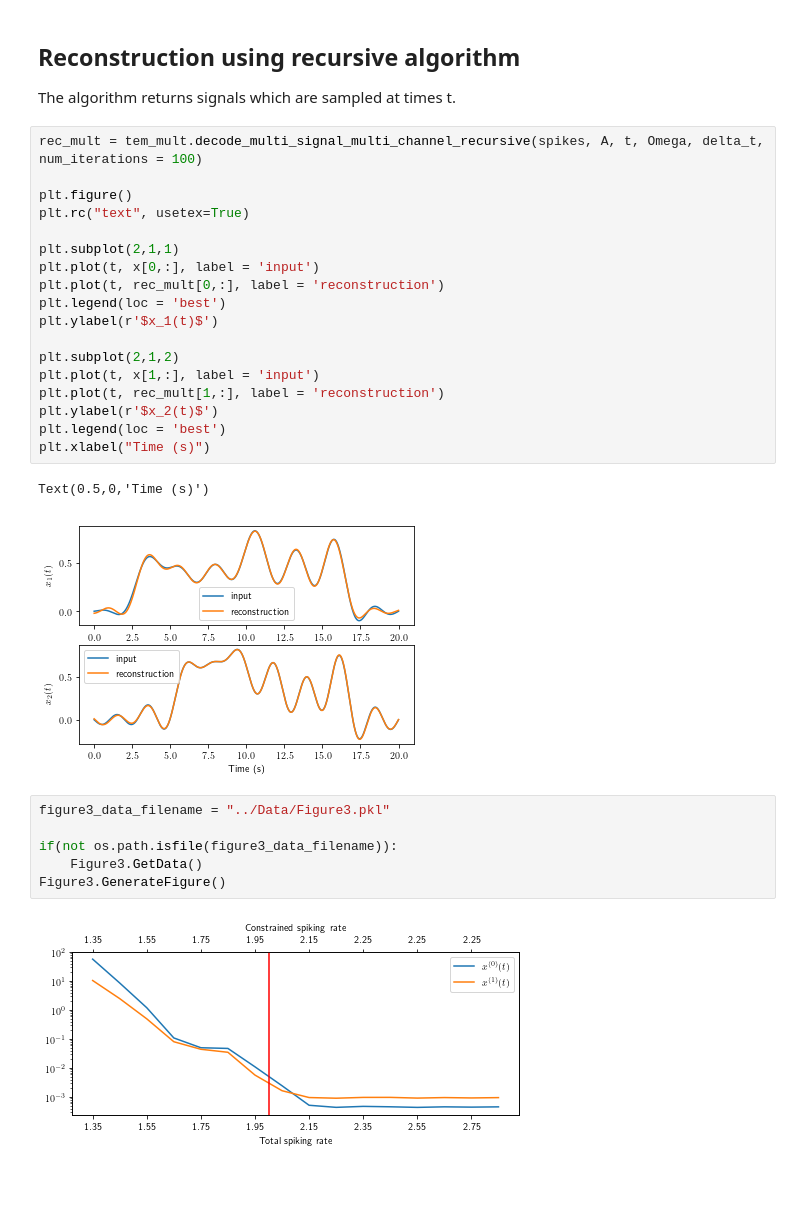
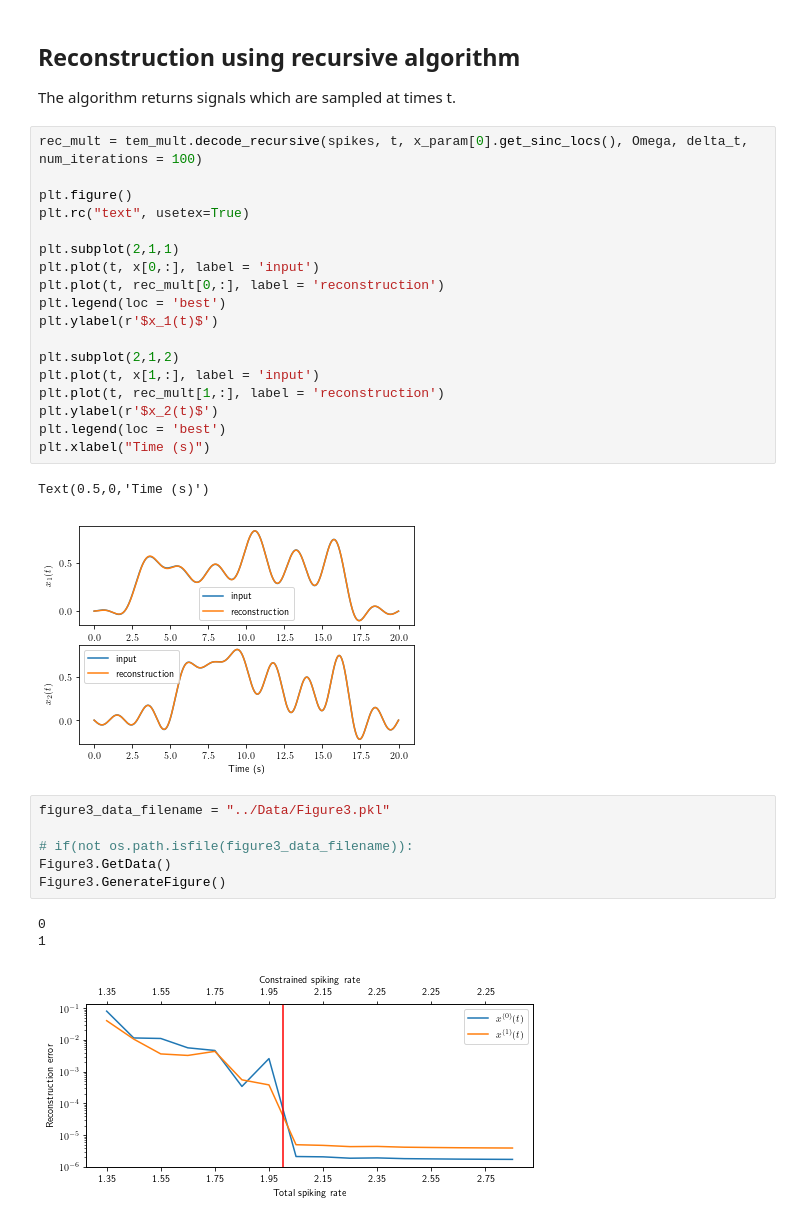
Before and after one commit to karenadam/Mixed-Bandlimited-Time-Encoding, a Jupyter notebook: Code/Multi-Signal Multi-Channel Encoding.ipynb, the cells around one changed output. Drawn from its saved outputs; the diff is of its cells as text; blank space fills up the shorter version.

```diff
--- a/Code/Multi-Signal Multi-Channel Encoding.ipynb
+++ b/Code/Multi-Signal Multi-Channel Encoding.ipynb
@@ -59,7 +60,7 @@ Text(0,0.5,'Spike Times of Channel 1')
 ## Reconstruction using recursive algorithm
 The algorithm returns signals which are sampled at times t.
 # %%
-rec_mult = tem_mult.decode_multi_signal_multi_channel_recursive(spikes, A, t, Omega, delta_t, num_iterations = 100)
+rec_mult = tem_mult.decode_recursive(spikes, t, x_param[0].get_sinc_locs(), Omega, delta_t, num_iterations = 100)
 
 plt.figure()
 plt.rc("text", usetex=True)
@@ -78,12 +79,14 @@ plt.legend(loc = 'best')
 plt.xlabel("Time (s)")
 # %% [output]
 Text(0.5,0,'Time (s)')
-[figure, old version]
+[figure, new version]
 # %%
 figure3_data_filename = "../Data/Figure3.pkl"
 
-if(not os.path.isfile(figure3_data_filename)):
-    Figure3.GetData()
+# if(not os.path.isfile(figure3_data_filename)):
+Figure3.GetData()
 Figure3.GenerateFigure()
 # %% [output]
+0
+1
-[figure, old version]
+[figure, new version]
```
Also changed, not shown: parts of 2 cells of this notebook, 7 other files.
